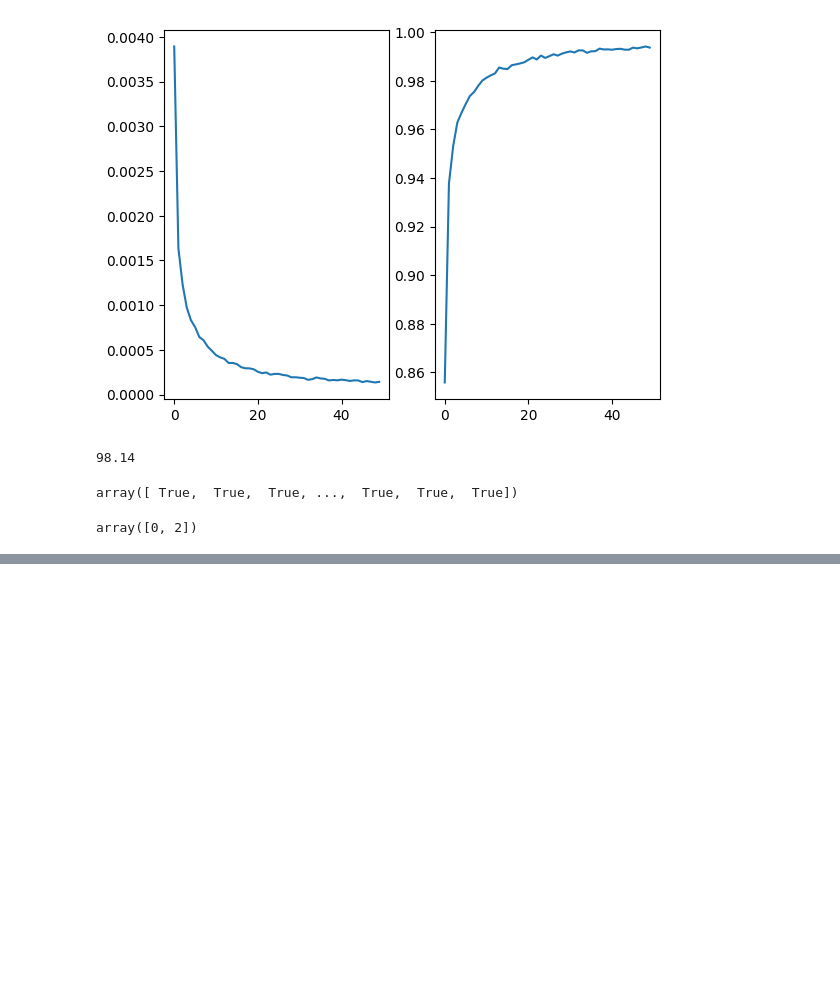
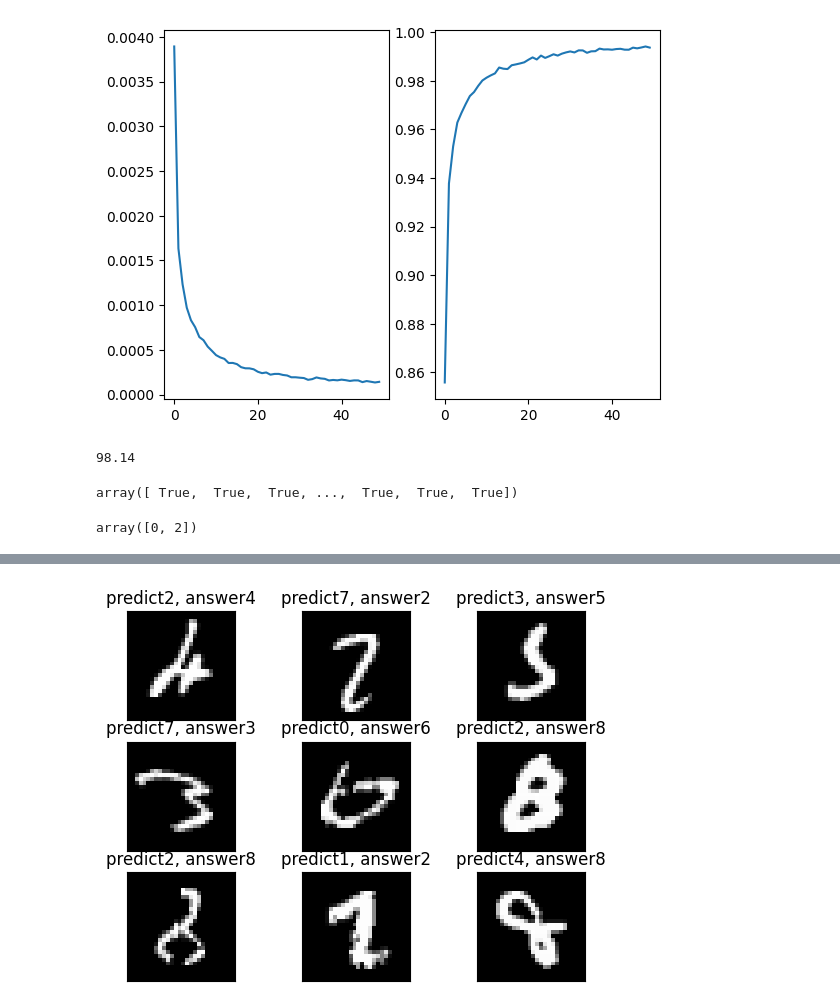
Before and after one commit to kjfcvx12/Colab, a Jupyter notebook: 20260417 01.ipynb, the cells around one changed output, grey strips where cells are left out. Saved outputs shown, nothing was run; the diff lists cells and outputs as text; code cells hidden in the pictures; blank space fills up the shorter version.

```diff
--- a/20260417 01.ipynb
+++ b/20260417 01.ipynb
@@ -260,0 +296,13 @@ array([0, 2])
+# %%
+# 맞춘 이미지 / 못맞춘 이미지
+# 모델이 잘못 예측한 숫자들 출력
+for i, idx in enumerate(incorrect[:9]):
+  plt.subplot(3,3,i+1)
+  # 인덱스에 해당하는 테스트 이미지(2ㅇ 이미지 형태로 변환)
+  plt.imshow(test_data[idx][0].view(28,28), cmap='gray')
+  plt.title("predict{}, answer{}".format(pred[idx], label[idx]))
+  plt.xticks([])
+  plt.yticks([])
+plt.show()
+# %% [output]
+[figure, added]
```
Also changed, not shown: parts of 2 cells of this notebook.
